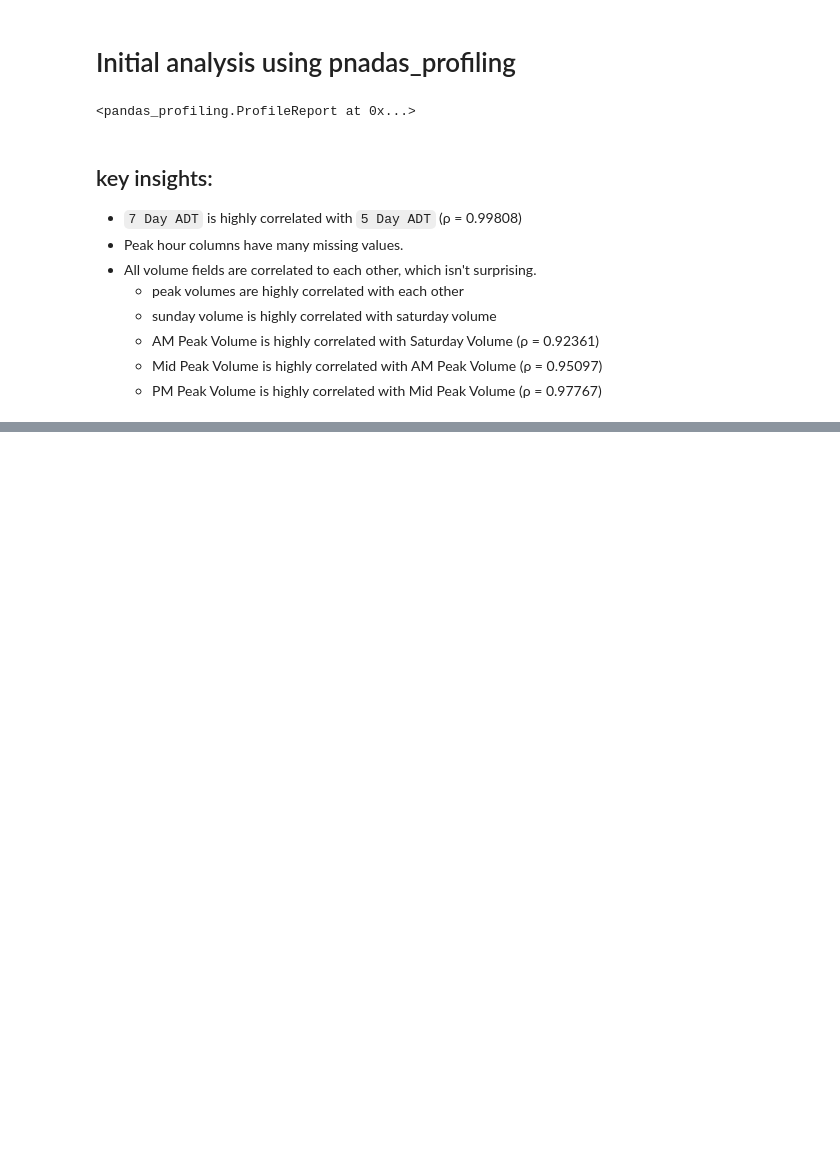
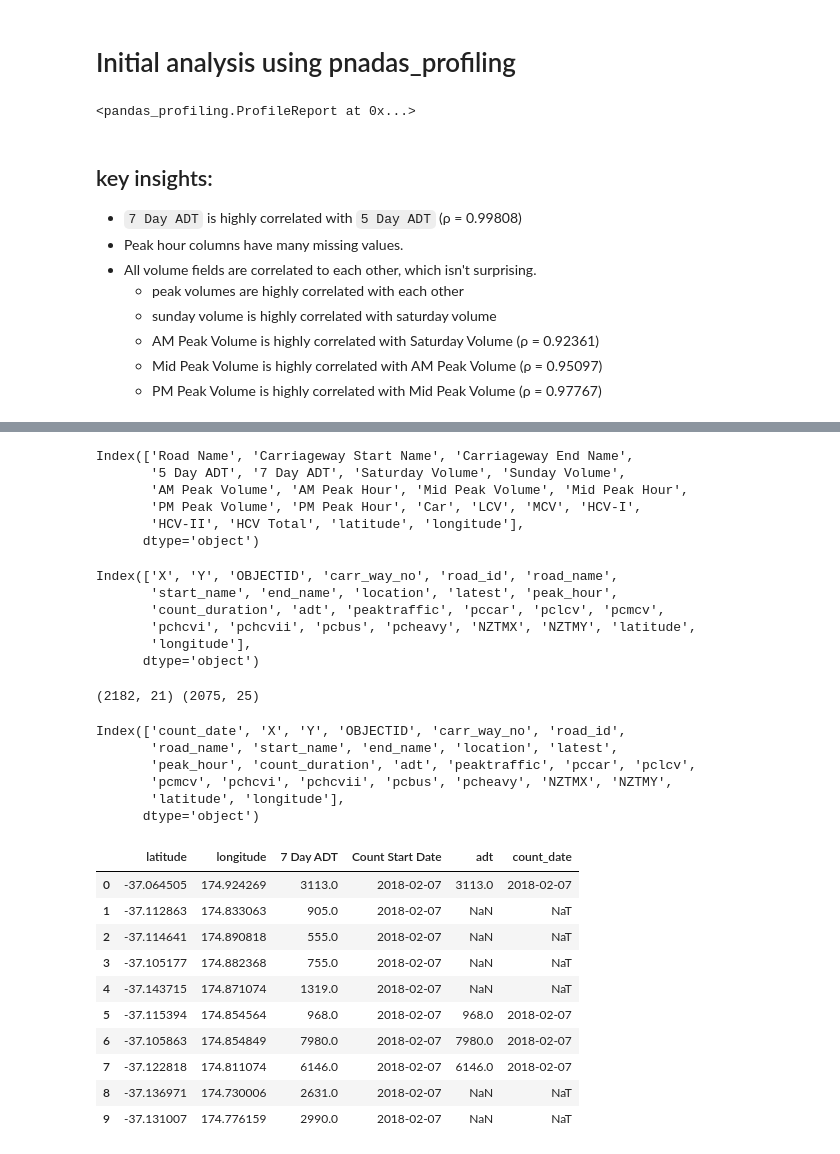
Before and after one commit to klin059/Auckland_traffic_analysis, a Jupyter notebook: 1_data_cleaning.ipynb, the cells around one changed output, grey strips where cells are left out. Drawn from its saved outputs; the diff is of its cells as text; code cells hidden in the pictures; blank space fills up the shorter version.

```diff
--- a/1_data_cleaning.ipynb
+++ b/1_data_cleaning.ipynb
@@ -199,0 +328,54 @@ Since traffic volumes are highly correlated with each other, we will focus on an
+# %%
+df_sub.sort_index(inplace = True)
+df_sub.columns
+# %% [output]
+Index(['Road Name', 'Carriageway Start Name', 'Carriageway End Name',
+       '5 Day ADT', '7 Day ADT', 'Saturday Volume', 'Sunday Volume',
+       'AM Peak Volume', 'AM Peak Hour', 'Mid Peak Volume', 'Mid Peak Hour',
+       'PM Peak Volume', 'PM Peak Hour', 'Car', 'LCV', 'MCV', 'HCV-I',
+       'HCV-II', 'HCV Total', 'latitude', 'longitude'],
+      dtype='object')
+# %%
+df2_sub.sort_index(inplace = True)
+df2_sub.columns
+# %% [output]
+Index(['X', 'Y', 'OBJECTID', 'carr_way_no', 'road_id', 'road_name',
+       'start_name', 'end_name', 'location', 'latest', 'peak_hour',
+       'count_duration', 'adt', 'peaktraffic', 'pccar', 'pclcv', 'pcmcv',
+       'pchcvi', 'pchcvii', 'pcbus', 'pcheavy', 'NZTMX', 'NZTMY', 'latitude',
+       'longitude'],
+      dtype='object')
+# %%
+print(df_sub.shape, df2_sub.shape)
+# %% [output]
+(2182, 21) (2075, 25)
+# %%
+df_cols = ['latitude', 'longitude', '7 Day ADT', 'Count Start Date']
+df2_cols = ['latitude', 'longitude', 'adt', 'count_date']
+# %%
+df_sub.reset_index(inplace = True)
+df2_sub.reset_index(inplace = True)
+# %%
+df2_sub.columns
+# %% [output]
+Index(['count_date', 'X', 'Y', 'OBJECTID', 'carr_way_no', 'road_id',
+       'road_name', 'start_name', 'end_name', 'location', 'latest',
+       'peak_hour', 'count_duration', 'adt', 'peaktraffic', 'pccar', 'pclcv',
+       'pcmcv', 'pchcvi', 'pchcvii', 'pcbus', 'pcheavy', 'NZTMX', 'NZTMY',
+       'latitude', 'longitude'],
+      dtype='object')
+# %%
+df_merged = df_sub[df_cols].merge(df2_sub[df2_cols], how = 'left', left_on = ['latitude', 'longitude', 'Count Start Date'], right_on = ['latitude', 'longitude', 'count_date'])
+df_merged.head(10)
+# %% [output]
+|  | latitude | longitude | 7 Day ADT | Count Start Date | adt | count_date |
+| 0 | -37.064505 | 174.924269 | 3113.0 | 2018-02-07 | 3113.0 | 2018-02-07 |
+| 1 | -37.112863 | 174.833063 | 905.0 | 2018-02-07 | NaN | NaT |
+| 2 | -37.114641 | 174.890818 | 555.0 | 2018-02-07 | NaN | NaT |
+| 3 | -37.105177 | 174.882368 | 755.0 | 2018-02-07 | NaN | NaT |
+| 4 | -37.143715 | 174.871074 | 1319.0 | 2018-02-07 | NaN | NaT |
+| 5 | -37.115394 | 174.854564 | 968.0 | 2018-02-07 | 968.0 | 2018-02-07 |
+| 6 | -37.105863 | 174.854849 | 7980.0 | 2018-02-07 | 7980.0 | 2018-02-07 |
+| 7 | -37.122818 | 174.811074 | 6146.0 | 2018-02-07 | 6146.0 | 2018-02-07 |
+| 8 | -37.136971 | 174.730006 | 2631.0 | 2018-02-07 | NaN | NaT |
+| 9 | -37.131007 | 174.776159 | 2990.0 | 2018-02-07 | NaN | NaT |
```
Also changed, not shown: parts of 32 cells of this notebook, 23 other files.
